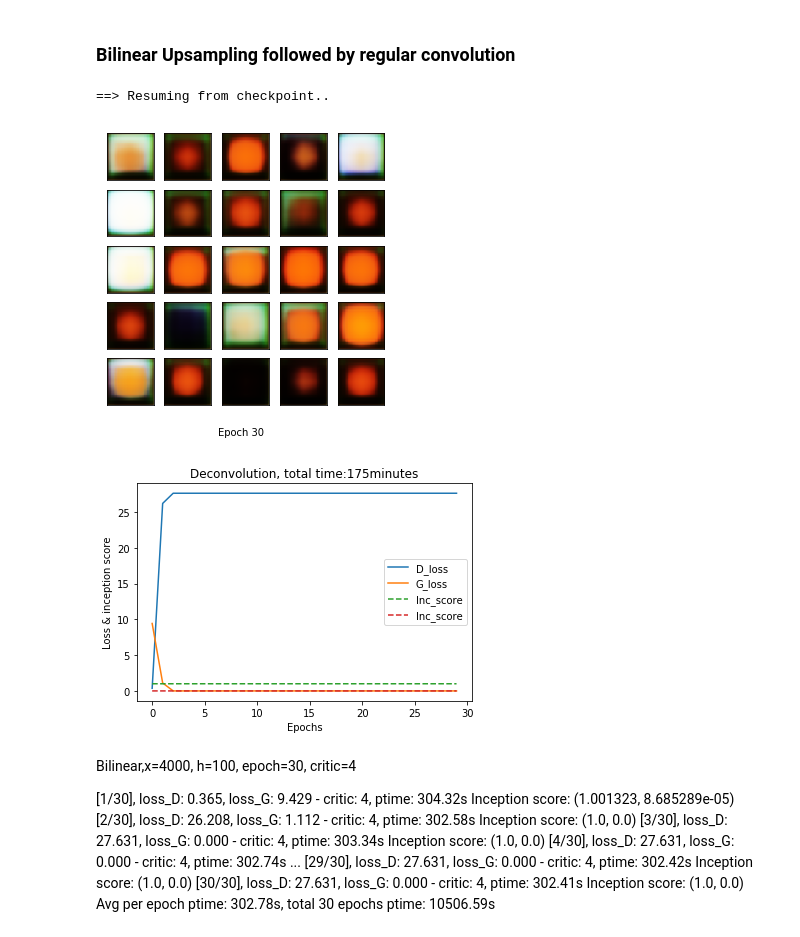
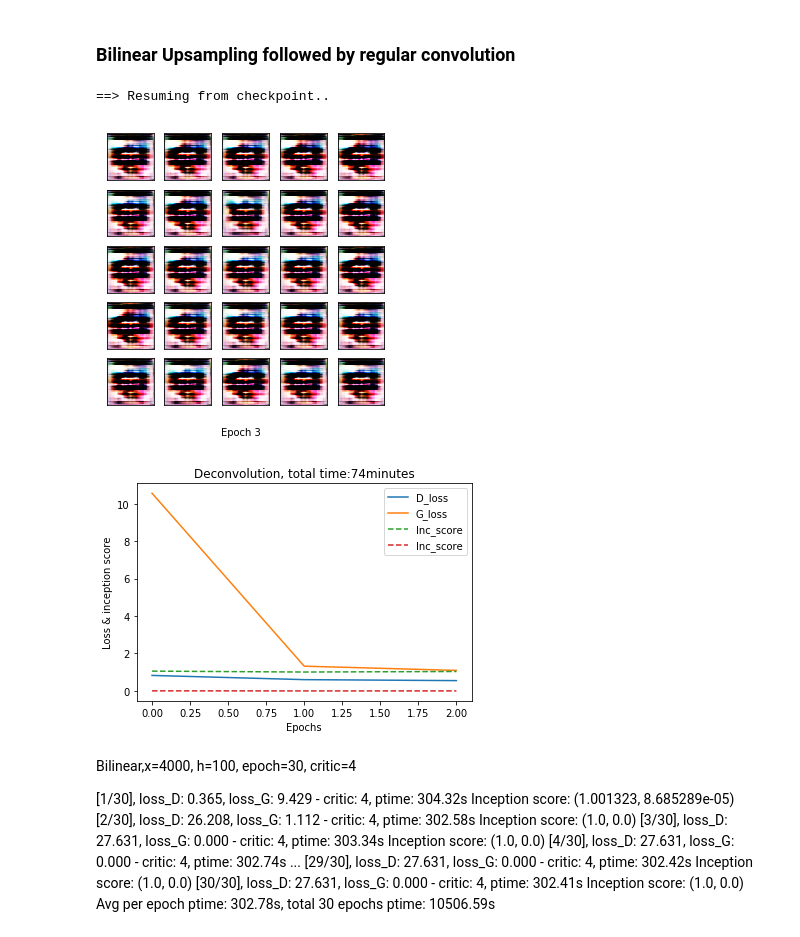
Before and after one commit to fanxiao001/ift6135-assignment, a Jupyter notebook: assignment4/ift6135_hwk4.ipynb, the cells around one changed output. Cells and saved outputs as stored; diff of their text form; code cells hidden in the pictures.

```diff
--- a/assignment4/ift6135_hwk4.ipynb
+++ b/assignment4/ift6135_hwk4.ipynb
@@ -49,9 +49,8 @@ dataset = datasets.ImageFolder(root=img_root, transform=data_transform)
 ## DCGAN
 ### Deconvolution Generator
 # %%
-#
-
-G,D,train_hist = GAN_CelebA.loadCheckpoint('GANDeconvolution_t2000_h100_ep20.c5',hidden_dim,use_cuda=use_cuda)
+filename='GANDeconv_t8000_h100_ep5' #'GANDeconvolution_t2000_h100_ep20.c5'
+G,D,train_hist = GAN_CelebA.loadCheckpoint(filename,hidden_dim,use_cuda=use_cuda)
 epoch_num=len(train_hist['D_losses'])
 GAN_CelebA.show_result(G,D,epoch_num, hidden_dim, show=True,save=True, path='figures/result_Deconvolution.pdf', use_cuda=use_cuda)
 
@@ -148,7 +150,8 @@ Avg per epoch ptime: 377.46s, total 40 epochs ptime: 16278.76s
 # %% [markdown]
 ### Nearest-Neighbor Generator
 # %%
-G,D,train_hist = GAN_CelebA.loadCheckpoint_Upsampling('GANnearest_t4000_h100_ep30.c1',hidden_dim,use_cuda=use_cuda,mode='nearest')
+filename='GANnearest_t4000_h100_ep30.c1' #'GANnearest_t10000_h100_train2_ep3' #GANnearest_t4000_h100_ep30.c1
+G,D,train_hist = GAN_CelebA.loadCheckpoint_Upsampling(filename,hidden_dim,use_cuda=use_cuda,mode='nearest')
 epoch_num=len(train_hist['D_losses'])
 GAN_CelebA.show_result(G,D,epoch_num, hidden_dim, show=True,save=True, path='figures/result_Nearest.pdf', use_cuda=use_cuda)
 
@@ -179,22 +182,23 @@ Avg per epoch ptime: 73.68s, total 30 epochs ptime: 3086.92s
 # %% [markdown]
 ### Bilinear Upsampling followed by regular convolution
 # %%
-G,D,train_hist = GAN_CelebA.loadCheckpoint_Upsampling('GANBilinear_t4000_h100_ep30.c4',hidden_dim,use_cuda=use_cuda,mode='nearest')
+filename = 'GANBilinear_t10000_h100_train2_ep3'#'GANBilinear_t4000_h100_ep30.c4'
+G,D,train_hist = GAN_CelebA.loadCheckpoint_Upsampling(filename,hidden_dim,use_cuda=use_cuda,mode='nearest')
 epoch_num=len(train_hist['D_losses'])
 GAN_CelebA.show_result(G,D,epoch_num, hidden_dim, show=True,save=True, path='figures/result_Nearest.pdf', use_cuda=use_cuda)
 
 plt.plot(range(0,epoch_num),train_hist['D_losses'],label='D_loss')
 plt.plot(range(0,epoch_num),train_hist['G_losses'],label='G_loss')
 plt.plot(range(0,epoch_num),train_hist['Inc_score'],linestyle='--',label='Inc_score')
 plt.xlabel('Epochs')
 plt.ylabel('Loss & inception score')
 plt.title('Deconvolution, total time:'+str(int(train_hist['total_ptime'][0]/60))+'minutes')
 plt.legend()
 plt.show()
 # %% [output]
 ==> Resuming from checkpoint..
-[figure, old version]
+[figure, new version]
-[figure, old version]
+[figure, new version]
 # %% [markdown]
 Bilinear,x=4000, h=100, epoch=30, critic=4
 
```
Also changed, not shown: parts of 5 cells of this notebook, 6 other files.
